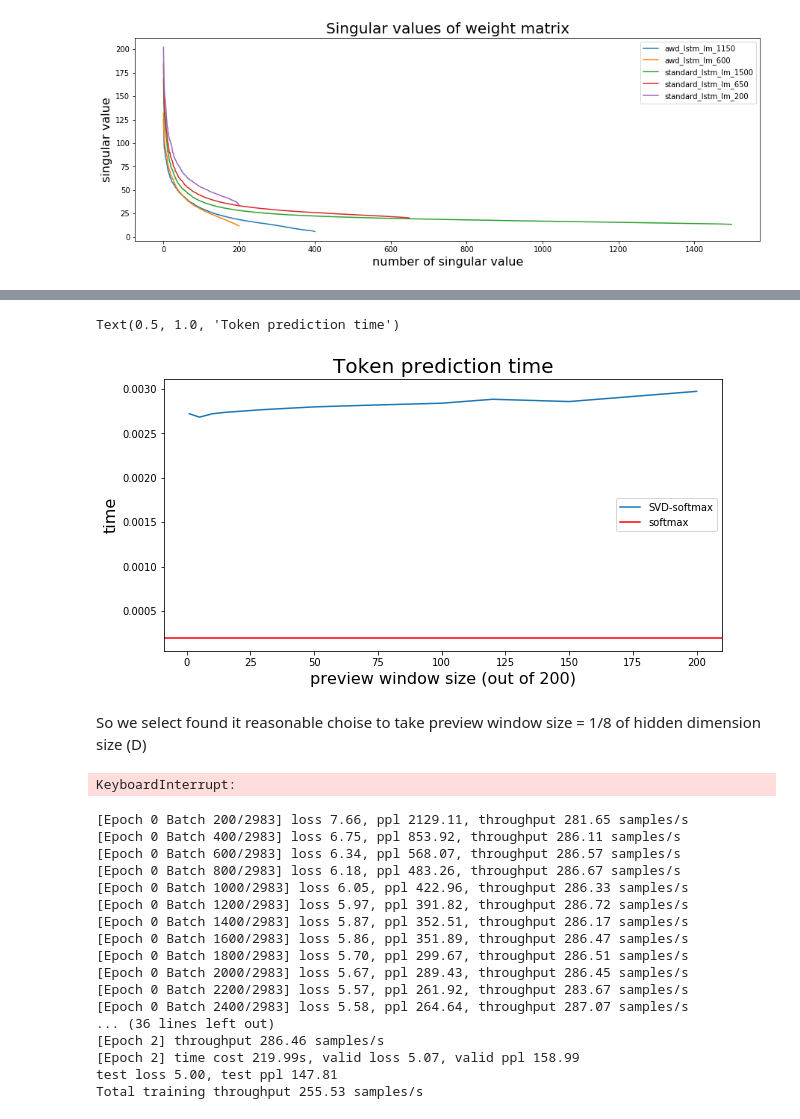
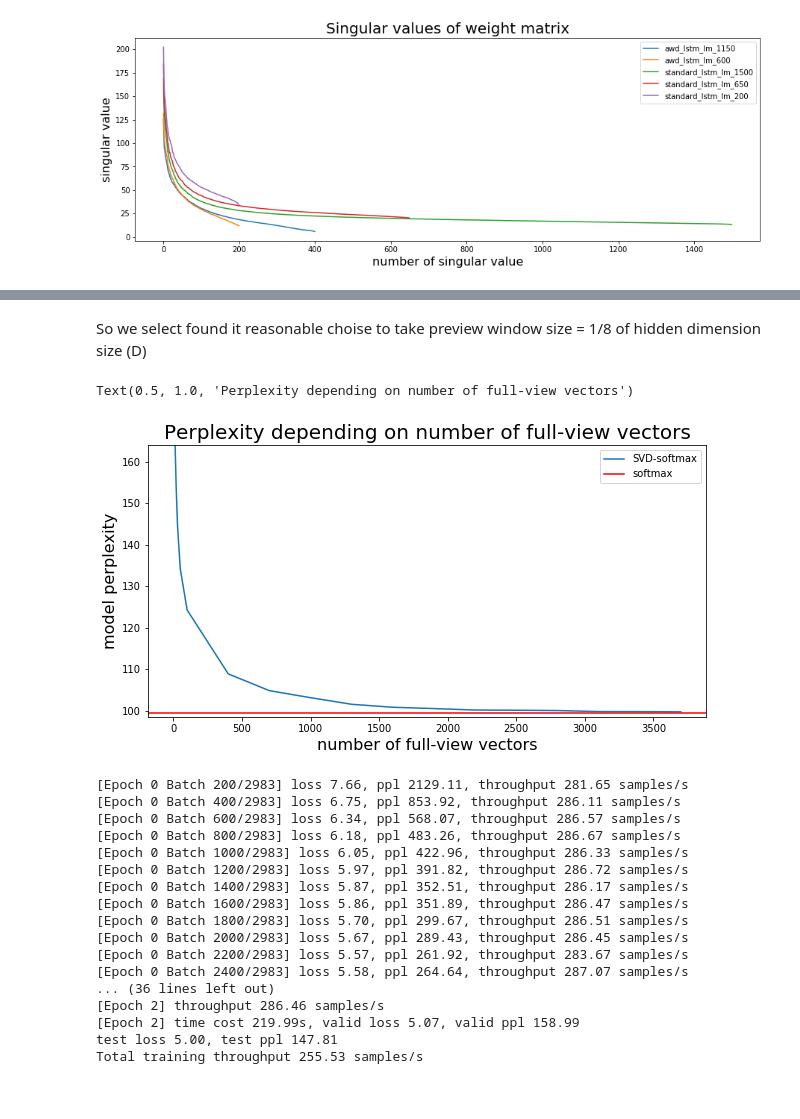
Before and after one commit to asmekal/softmax-acceleration, a Jupyter notebook: Fast softmax approximations.ipynb, the cells around one changed output, grey strips where cells are left out. Saved outputs shown, nothing was run; the diff lists cells and outputs as text; code cells hidden in the pictures.

```diff
--- a/Fast softmax approximations.ipynb
+++ b/Fast softmax approximations.ipynb
@@ -374,25 +375,27 @@ Text(0.5, 1.0, 'Loss for N=3200')
-# %%
-plt.figure(figsize=(10,5))
-plt.plot(preview_Ws, ts, label="SVD-softmax")
-plt.axhline(y=0.00019, color='red', label="softmax")
-plt.xlabel("preview window size (out of 200)", fontsize=16)
-plt.ylabel("time", fontsize=16)
-plt.legend()
-plt.title("Token prediction time", fontsize=20)
-# %% [output]
-Text(0.5, 1.0, 'Token prediction time')
-[figure, removed]
 # %% [markdown]
 So we select found it reasonable choise to take preview window size = 1/8 of hidden dimension size (D)
 # %%
 preview_W = 25
-for full_view_N in [1, 5, 10, 20, 50] + list(range(100, 4000, 300)) + list(range(4000, 32000, 2500)):
+ls = []
+Ns = [1, 5, 10, 20, 30, 50] + list(range(100, 4000, 300)) #+ list(range(4000, 32000, 2500))
+for full_view_N in tqdm.tqdm(Ns):
     model.decoder = original_decoder
     model.decoder = create_decoder(model, preview_W=preview_W, full_view_N=full_view_N)
     model.hybridize(active=False)
     l, t = evaluate(model, test_data, batch_size, context, loss=loss)
+    ls.append(l)
-# %% [output]
-KeyboardInterrupt:
+# %%
+plt.figure(figsize=(10,5))
+plt.plot(Ns, np.exp(ls), label="SVD-softmax")
+plt.axhline(y=np.exp(orig_l), color='red', label="softmax")
+plt.xlabel("number of full-view vectors", fontsize=16)
+plt.ylabel("model perplexity", fontsize=16)
+plt.ylim((np.exp(orig_l-0.01), np.exp(orig_l+0.5)))
+plt.legend()
+plt.title("Perplexity depending on number of full-view vectors", fontsize=20)
+# %% [output]
+Text(0.5, 1.0, 'Perplexity depending on number of full-view vectors')
+[figure, added]
 # %%
 def train(model, train_data, val_data, test_data, epochs, lr):
     best_val = float("Inf")
```
Also changed, not shown: parts of 8 cells of this notebook.
